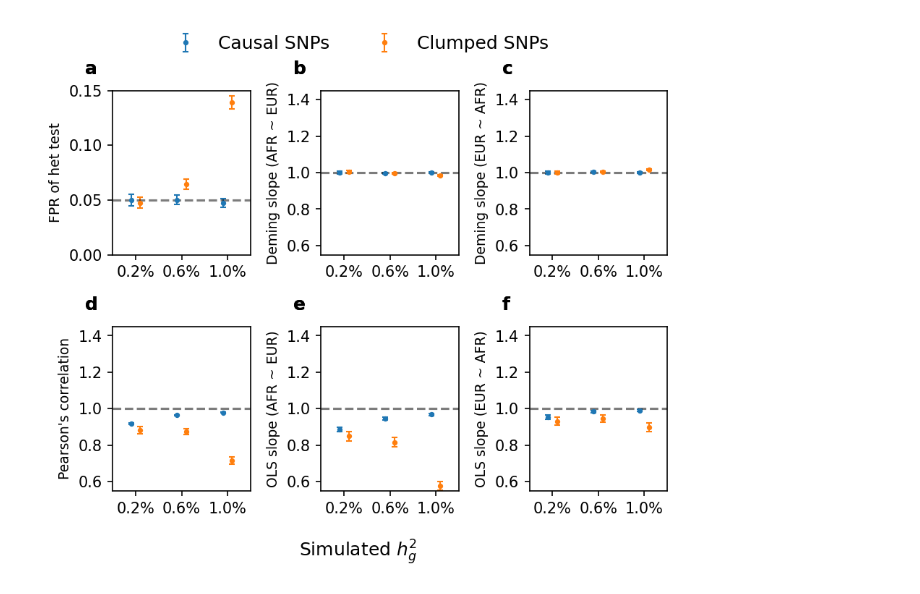
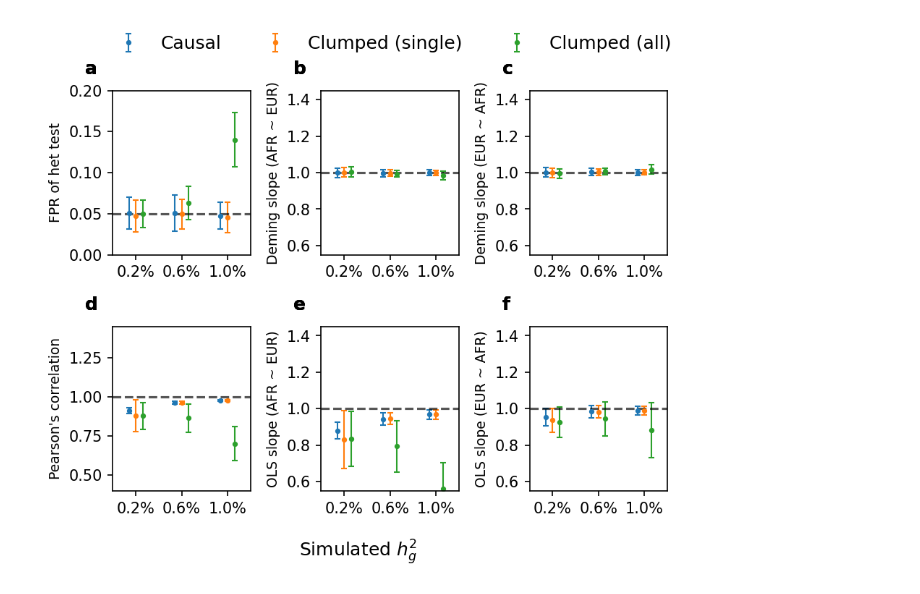
Before and after one commit to KangchengHou/admix-genet-cor, a Jupyter notebook: experiments/02-region-locus-simulate/03-plot.ipynb, the cells around one changed output. Saved outputs shown, nothing was run; the diff lists cells and outputs as text; code cells hidden in the pictures.

```diff
--- a/experiments/02-region-locus-simulate/03-plot.ipynb
+++ b/experiments/02-region-locus-simulate/03-plot.ipynb
@@ -133,20 +221,0 @@ df_plot = summarize_res(dict_df_res["clump"].groupby(["ncausal", "hsq", "sim_i"]
-# %%
-dict_df_plot = {}
-
-for group in ["causal", "clump"]:
-    df_plot = summarize_res(
-        dict_df_res[group].groupby(["ncausal", "hsq", "sim_i"])
-    ).drop(columns=["sim_i"])
-    df_plot_mean = df_plot.groupby(["ncausal", "hsq"]).mean().reset_index()
-    df_plot_sem = df_plot.groupby(["ncausal", "hsq"]).sem().reset_index()
-
-    dict_df_plot[group] = (df_plot_mean, df_plot_sem)
-# %%
-for group in ["causal", "clump"]:
-    print(group + ":")
-    df_plot_mean, df_plot_sem = dict_df_plot[group]
-    display(
-        df_plot_mean.set_index(["ncausal", "hsq"]).round(3).astype(str)
-        + "±"
-        + df_plot_sem.set_index(["ncausal", "hsq"]).round(3).astype(str)
-    )
@@ -165,0 +248,9 @@ clump:
+# %%
+for group in ["causal", "clump", "clump-max"]:
+    print(group + ":")
+    df_plot_mean, df_plot_se = dict_df_plot[group]
+    display(
+        df_plot_mean.set_index(["ncausal", "hsq"]).round(3).astype(str)
+        + "±"
+        + df_plot_se.set_index(["ncausal", "hsq"]).round(3).astype(str)
+    )
@@ -181,8 +291,8 @@ y_label_list = [
     "OLS slope (EUR ~ AFR)",
 ]
 dict_ylim = {
-    "het_fpr": [0, 0.15],
-    "pearsonr": [0.55, 1.45],
+    "het_fpr": [0, 0.20],
+    "pearsonr": [0.4, 1.45],
     "ols_afr~eur": [0.55, 1.45],
     "ols_eur~afr": [0.55, 1.45],
     "deming_afr~eur": [0.55, 1.45],
@@ -201,7 +311,7 @@ fig, axes = plt.subplots(figsize=(6, 4.5), ncols=len(y_var_list) // 2, nrows=2,
 axes = axes.flatten()
 
 # for causal SNPs and clumped SNPs
-for group_i, group in enumerate(["causal", "clump"]):
+for group_i, group in enumerate(["causal", "clump-max", "clump"]):
     df_mean, df_sem = dict_df_plot[group]
     # filter for single causal variant
     df_mean = df_mean[df_mean.ncausal == 1].drop(columns=["ncausal"])
@@ -213,12 +323,16 @@ for group_i, group in enumerate(["causal", "clump"]):
         hsq_list = df_mean.hsq.unique()
 
         if i == 0:
-            label = "Causal SNPs" if group == "causal" else "Clumped SNPs"
+            label = {
+                "causal": "Causal",
+                "clump-max": "Clumped (single)",
+                "clump": "Clumped (all)",
+            }[group]
         else:
             label = None
 
         ax.errorbar(
-            np.arange(len(hsq_list)) - 0.1 + 0.2 * group_i,
+            np.arange(len(hsq_list)) - 0.15 + 0.15 * group_i,
             df_mean[y_var],
             yerr=df_sem[y_var] * 1.96,
             fmt=".",
@@ -244,32 +358,32 @@ for group_i, group in enumerate(["causal", "clump"]):
             1.1,
             string.ascii_lowercase[i],
             transform=ax.transAxes,
             size=12,
             weight="bold",
         )
 
 # trick to put title in the same row
 handles, labels = axes[0].get_legend_handles_labels()
 fig.legend(
     handles,
     labels,
     ncol=5,
     loc="center",
-    bbox_to_anchor=[0.5, 1.0],
+    bbox_to_anchor=[0.55, 1.0],
     frameon=False,
     fontsize=12,
 )
 
 fig.text(
     0.5,
     -0.05,
     "Simulated $h_g^2$",
     fontsize=12,
     ha="center",
 )
 
 plt.tight_layout()
 
 plt.show()
 # %% [output]
-[figure, old version]
+[figure, new version]
```
Also changed, not shown: parts of 13 cells of this notebook, 1 other file.
